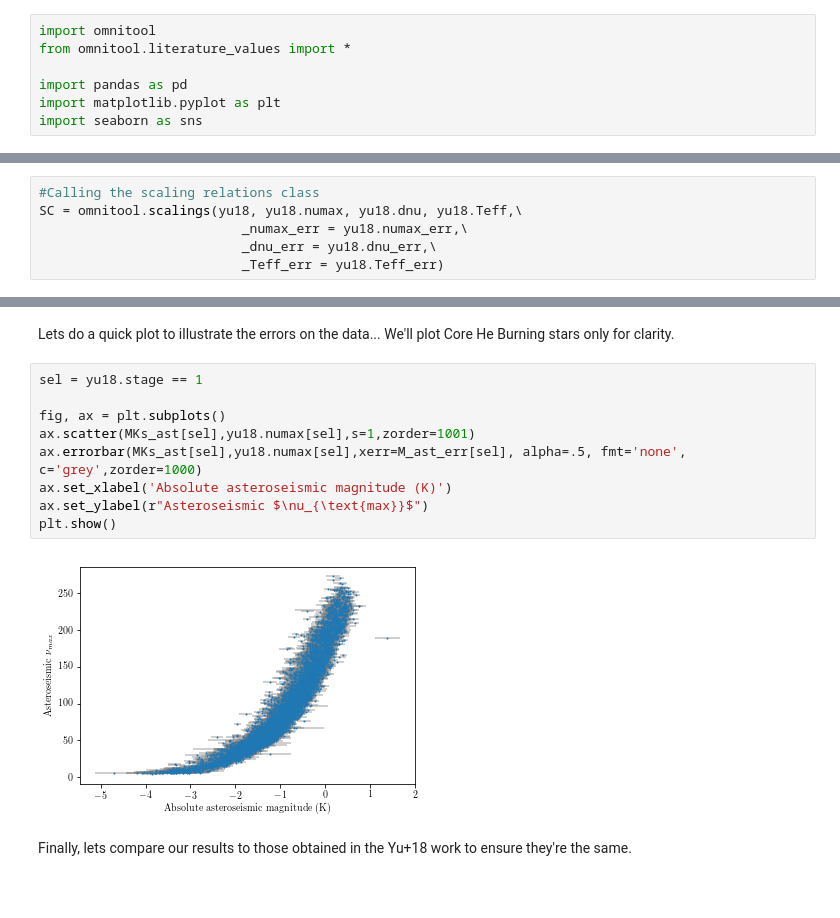
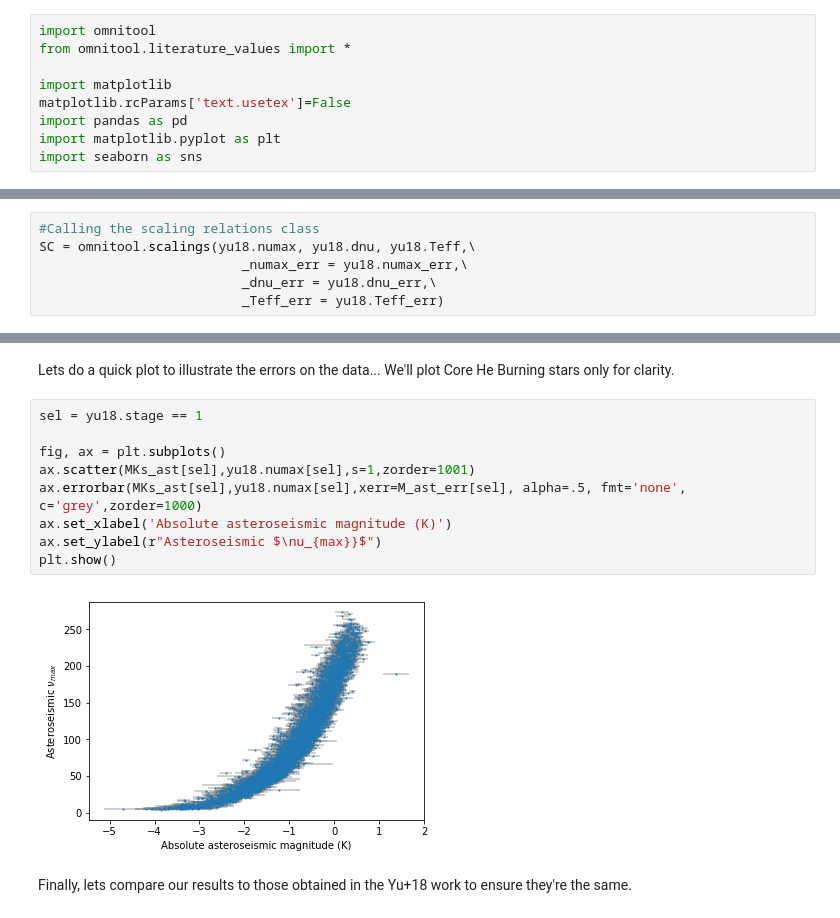
Before and after one commit to ojhall94/omnitool, a Jupyter notebook: examples/example_astero_bolocorr.ipynb, the cells around one changed output, grey strips where cells are left out. Drawn from its saved outputs; the diff is of its cells as text; blank space fills up the shorter version.

```diff
--- a/examples/example_astero_bolocorr.ipynb
+++ b/examples/example_astero_bolocorr.ipynb
@@ -2,6 +2,8 @@
 import omnitool
 from omnitool.literature_values import *
 
+import matplotlib
+matplotlib.rcParams['text.usetex']=False
 import pandas as pd
 import matplotlib.pyplot as plt
 import seaborn as sns
@@ -31,7 +33,7 @@ Reading in Yu+2018
 First, lets get our asteroseismic values
 # %%
 #Calling the scaling relations class
-SC = omnitool.scalings(yu18, yu18.numax, yu18.dnu, yu18.Teff,\
+SC = omnitool.scalings(yu18.numax, yu18.dnu, yu18.Teff,\
                           _numax_err = yu18.numax_err,\
                           _dnu_err = yu18.dnu_err,\
                           _Teff_err = yu18.Teff_err)
@@ -123,14 +125,14 @@ Lets do a quick plot to illustrate the errors on the data... We'll plot Core He
 # %%
 sel = yu18.stage == 1
 
 fig, ax = plt.subplots()
 ax.scatter(MKs_ast[sel],yu18.numax[sel],s=1,zorder=1001)
 ax.errorbar(MKs_ast[sel],yu18.numax[sel],xerr=M_ast_err[sel], alpha=.5, fmt='none', c='grey',zorder=1000)
 ax.set_xlabel('Absolute asteroseismic magnitude (K)')
-ax.set_ylabel(r"Asteroseismic $\nu_{\text{max}}$")
+ax.set_ylabel(r"Asteroseismic $\nu_{max}}$")
 plt.show()
 # %% [output]
-[figure, old version]
+[figure, new version]
 # %% [markdown]
 Finally, lets compare our results to those obtained in the Yu+18 work to ensure they're the same.
 # %%
```
Also changed, not shown: parts of 9 cells of this notebook, 1 other file.
